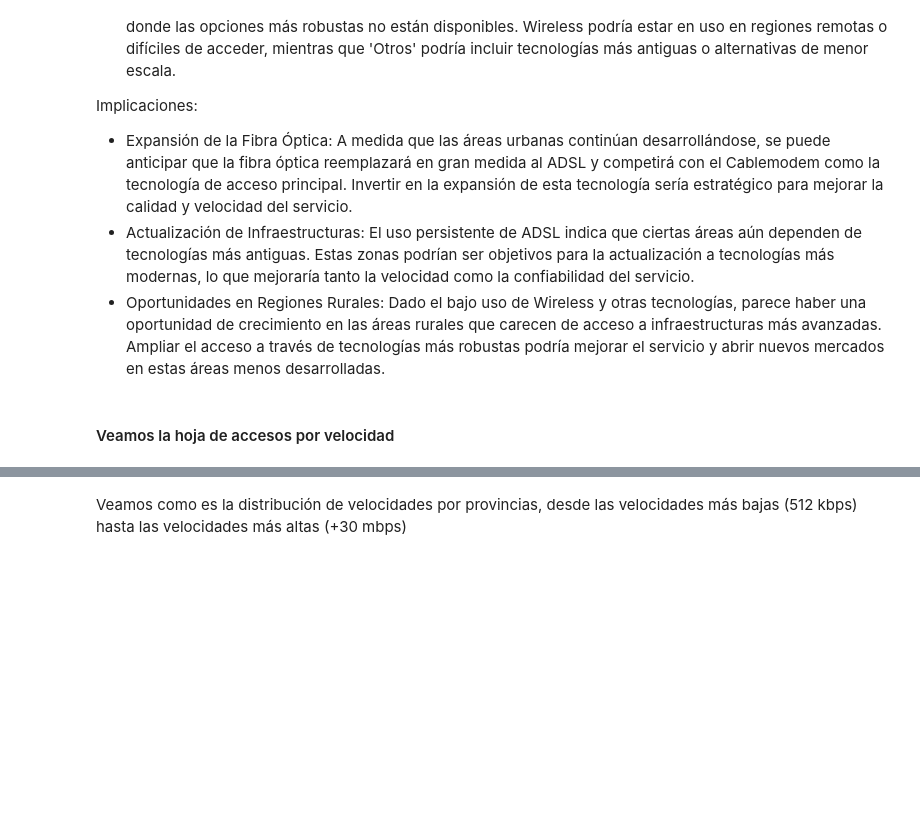
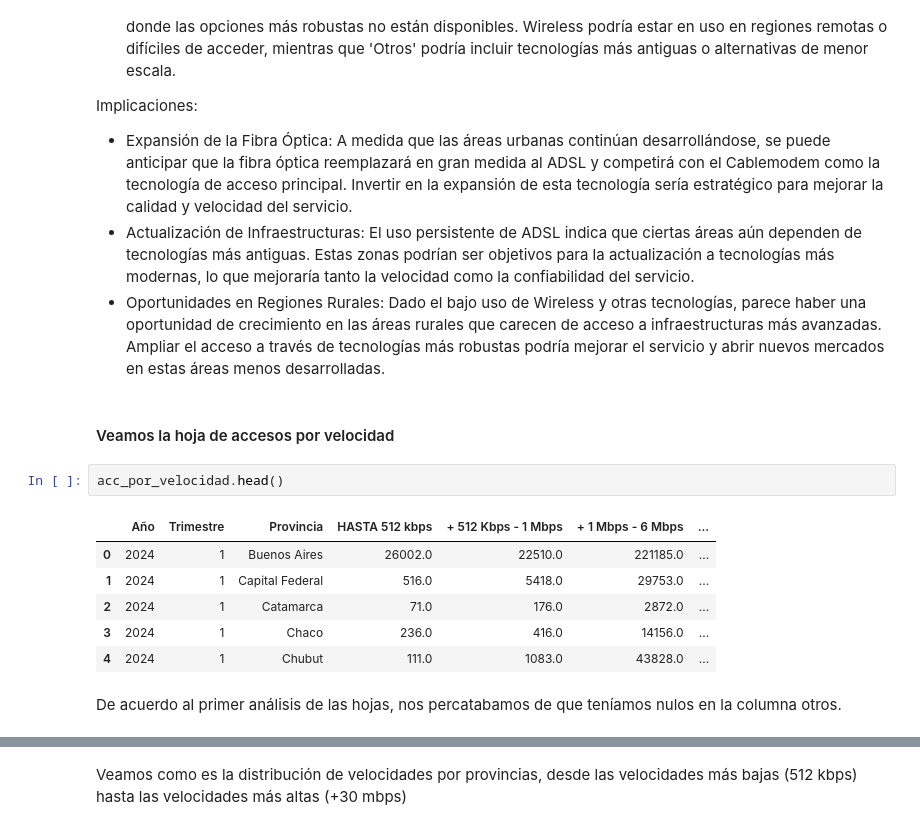
Before and after one commit to Melbutus/Data_Analyst_Telecomunicaciones, a Jupyter notebook: EDA.ipynb, the cells around one changed output, grey strips where cells are left out. Drawn from its saved outputs; the diff is of its cells as text; blank space fills up the shorter version.

```diff
--- a/EDA.ipynb
+++ b/EDA.ipynb
@@ -455,3 +449,14 @@ Implicaciones:
 - Oportunidades en Regiones Rurales: Dado el bajo uso de Wireless y otras tecnologías, parece haber una oportunidad de crecimiento en las áreas rurales que carecen de acceso a infraestructuras más avanzadas. Ampliar el acceso a través de tecnologías más robustas podría mejorar el servicio y abrir nuevos mercados en estas áreas menos desarrolladas.
 # %% [markdown]
 #### Veamos la hoja de accesos por velocidad
+# %%
+acc_por_velocidad.head()
+# %% [output]
+|  | Año | Trimestre | Provincia | HASTA 512 kbps | + 512 Kbps - 1 Mbps | + 1 Mbps - 6 Mbps | ... |
+| 0 | 2024 | 1 | Buenos Aires | 26002.0 | 22510.0 | 221185.0 | ... |
+| 1 | 2024 | 1 | Capital Federal | 516.0 | 5418.0 | 29753.0 | ... |
+| 2 | 2024 | 1 | Catamarca | 71.0 | 176.0 | 2872.0 | ... |
+| 3 | 2024 | 1 | Chaco | 236.0 | 416.0 | 14156.0 | ... |
+| 4 | 2024 | 1 | Chubut | 111.0 | 1083.0 | 43828.0 | ... |
+# %% [markdown]
+De acuerdo al primer análisis de las hojas, nos percatabamos de que teníamos nulos en la columna otros.
```
Also changed, not shown: parts of 4 cells of this notebook.
